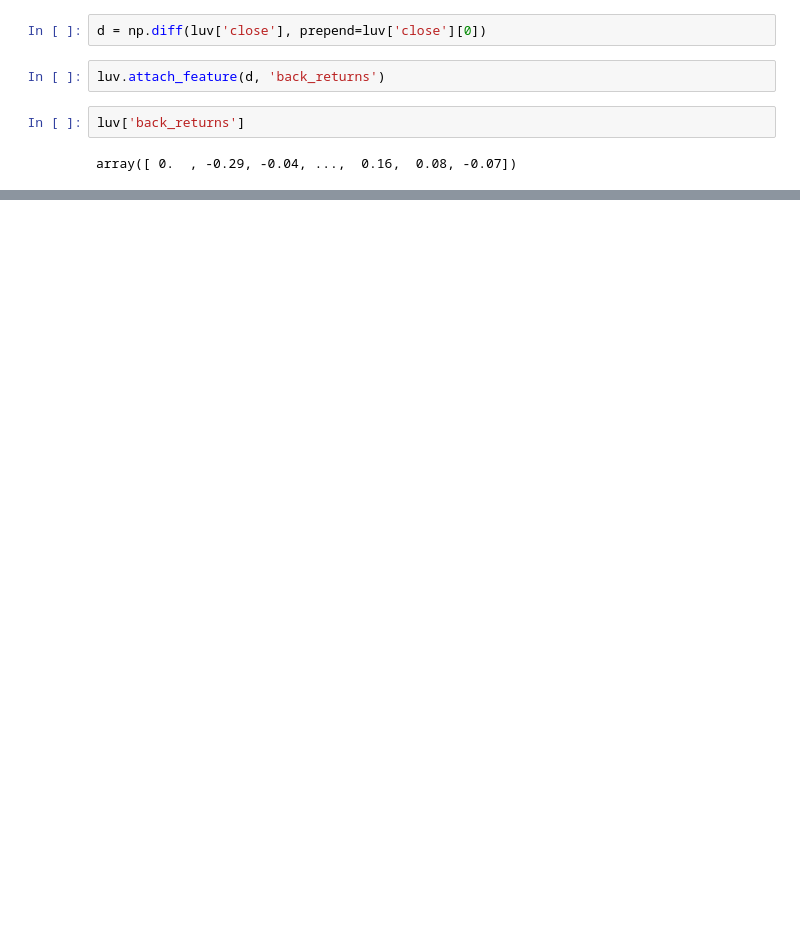
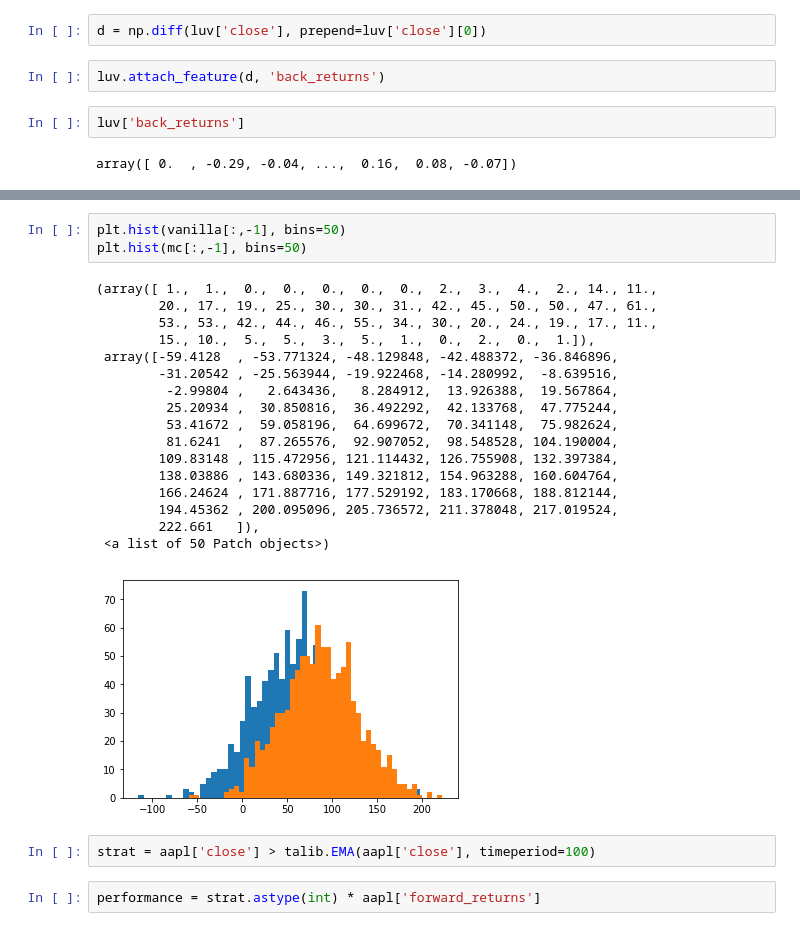
Before and after one commit to longtailfinancial/AlphaEngine, a Jupyter notebook: stu_scratch/Formalize.ipynb, the cells around one changed output, grey strips where cells are left out. Saved outputs shown, nothing was run; the diff lists cells and outputs as text; blank space fills up the shorter version.

```diff
--- a/stu_scratch/Formalize.ipynb
+++ b/stu_scratch/Formalize.ipynb
@@ -134,0 +118,25 @@ plt.plot(mc.T)
+# %%
+plt.hist(vanilla[:,-1], bins=50)
+plt.hist(mc[:,-1], bins=50)
+# %% [output]
+(array([ 1.,  1.,  0.,  0.,  0.,  0.,  0.,  2.,  3.,  4.,  2., 14., 11.,
+        20., 17., 19., 25., 30., 30., 31., 42., 45., 50., 50., 47., 61.,
+        53., 53., 42., 44., 46., 55., 34., 30., 20., 24., 19., 17., 11.,
+        15., 10.,  5.,  5.,  3.,  5.,  1.,  0.,  2.,  0.,  1.]),
+ array([-59.4128  , -53.771324, -48.129848, -42.488372, -36.846896,
+        -31.20542 , -25.563944, -19.922468, -14.280992,  -8.639516,
+         -2.99804 ,   2.643436,   8.284912,  13.926388,  19.567864,
+         25.20934 ,  30.850816,  36.492292,  42.133768,  47.775244,
+         53.41672 ,  59.058196,  64.699672,  70.341148,  75.982624,
+         81.6241  ,  87.265576,  92.907052,  98.548528, 104.190004,
+        109.83148 , 115.472956, 121.114432, 126.755908, 132.397384,
+        138.03886 , 143.680336, 149.321812, 154.963288, 160.604764,
+        166.24624 , 171.887716, 177.529192, 183.170668, 188.812144,
+        194.45362 , 200.095096, 205.736572, 211.378048, 217.019524,
+        222.661   ]),
+ <a list of 50 Patch objects>)
+[figure, added]
+# %%
+strat = aapl['close'] > talib.EMA(aapl['close'], timeperiod=100)
+# %%
+performance = strat.astype(int) * aapl['forward_returns']
```
Also changed, not shown: parts of 32 cells of this notebook, 2 other files.
